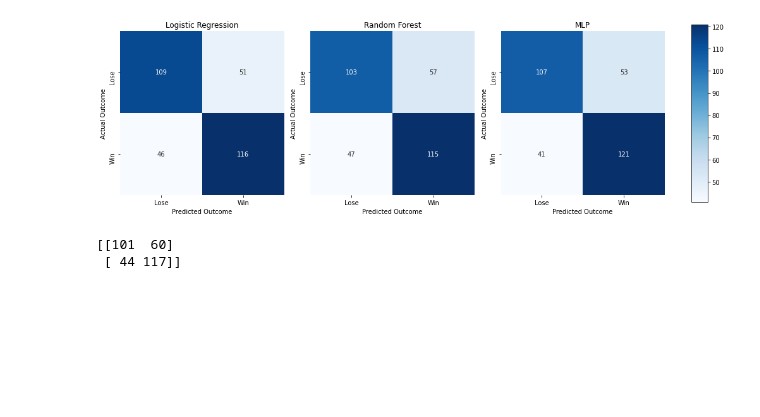
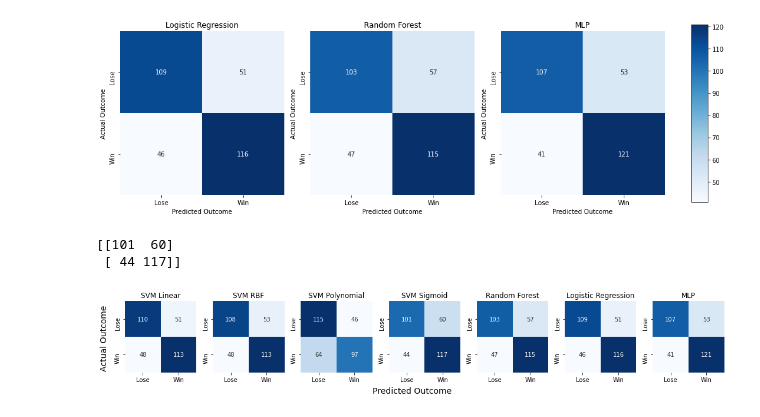
Before and after one commit to schiang28/Rouse, a Jupyter notebook: confusionmatrix.ipynb, the cells around one changed output. Drawn from its saved outputs; the diff is of its cells as text; code cells hidden in the pictures; blank space fills up the shorter version.

```diff
--- a/confusionmatrix.ipynb
+++ b/confusionmatrix.ipynb
@@ -201,8 +159,48 @@ def conf(model,n):
     y_pred = cross_val_predict(model, X_trainval, y_trainval, cv=5)
     conf_mat = confusion_matrix(y_trainval, y_pred)
     print(conf_mat)
-# %%
-conf(SVC(C=0.3, gamma=0.1, kernel='sigmoid', random_state=1)  ,20)
-# %% [output]
-[[101  60]
- [ 44 117]]
+# %%
+conf(SVC(C=0.3, gamma=0.1, kernel='sigmoid', random_state=1)  ,20)
+# %% [output]
+[[101  60]
+ [ 44 117]]
+# %%
+fig, axs = plt.subplots(nrows=1,ncols=7, figsize=(15,3))
+
+def heatmap(data,a):
+    return sns.heatmap(data, annot = True, cbar=False,cmap='Blues', square=True,yticklabels=['Lose','Win'], xticklabels=['Lose','Win'],ax=axs[a], fmt='.3g')
+
+
+heatmap(np.array([[110,  51],
+       [ 48, 113]]),0)
+heatmap(np.array([[108,  53],
+       [ 48, 113]]),1)
+heatmap(np.array([[115, 46],
+       [ 64, 97]]),2)
+
+heatmap(np.array([[101, 60],
+       [ 44, 117]]),3)
+heatmap(np.array([[103,  57],
+       [ 47, 115]]),4)
+
+heatmap(np.array([[109, 51],
+       [ 46, 116]]),5)
+heatmap(np.array([[107, 53],
+       [ 41, 121]]),6)
+
+
+fig.supylabel('Actual Outcome',y=0.55,fontsize=14,x=0.01)
+fig.supxlabel('Predicted Outcome',y=0.1,fontsize=14)
+axs[0].set_title('SVM Linear')
+axs[1].set_title('SVM RBF')
+axs[2].set_title('SVM Polynomial')
+axs[3].set_title('SVM Sigmoid')
+axs[4].set_title('Random Forest')
+axs[5].set_title('Logistic Regression')
+axs[6].set_title('MLP')
+
+fig.tight_layout()
+plt.savefig('confusionmatrices.pdf', dpi=300)
+plt.show()
+# %% [output]
+[figure, added]
```
Also changed, not shown: parts of 4 cells of this notebook, 3 other files.
